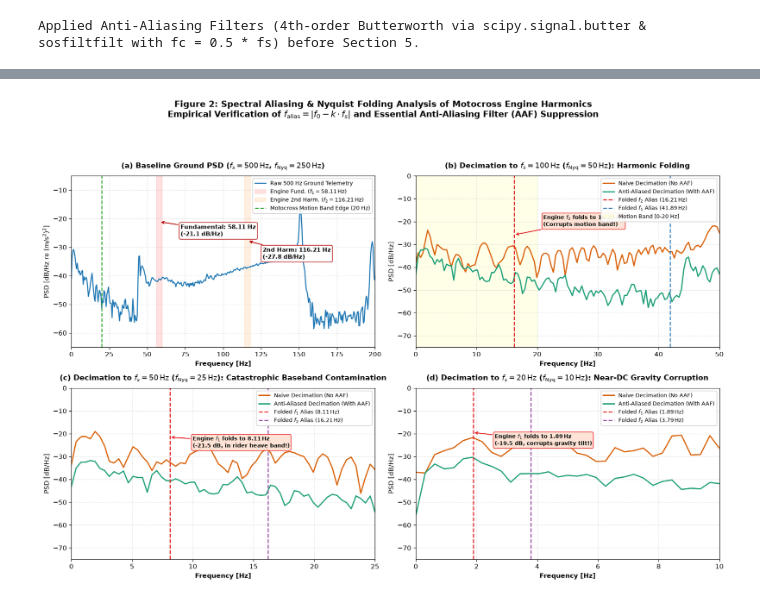
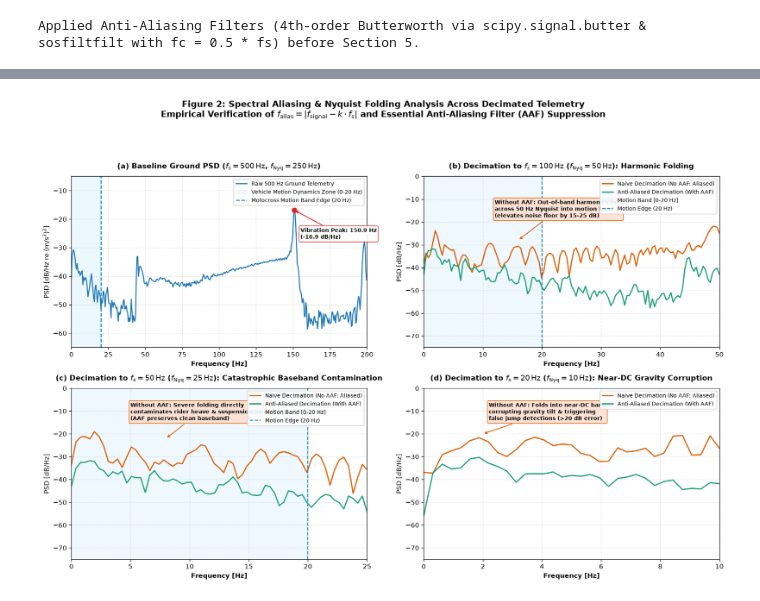
Before and after one commit to Sachin-Sagar/imu_edge_analytics, a Jupyter notebook: notebooks/04_Downsampling.ipynb, the cells around one changed output, grey strips where cells are left out. Drawn from its saved outputs; the diff is of its cells as text; code cells hidden in the pictures.

```diff
--- a/notebooks/04_Downsampling.ipynb
+++ b/notebooks/04_Downsampling.ipynb
@@ -295,14 +316,22 @@ When downsampling without an AAF (red curves in Figure 2), high-frequency energy
 fig, axes = plt.subplots(2, 2, figsize=(15, 11))
 fig.patch.set_facecolor('#FFFFFF')
 
-# Subplot (0, 0): Baseline 500 Hz
+# Subplot (0, 0): Baseline 500 Hz Ground Telemetry
 f_500, psd_500 = signal.welch(az_g_500, fs=500.0, window='hann', nperseg=1024, noverlap=512)
 psd_500_db = 10.0 * np.log10(np.maximum(psd_500, 1e-12))
 ax = axes[0, 0]
 ax.plot(f_500, psd_500_db, color='#1f77b4', lw=1.6, label='Raw 500 Hz Ground Telemetry')
-ax.axvspan(56.0, 60.0, color='#ff9999', alpha=0.3, label=r'Engine Fund. ($f_1 = 58.11\,\mathrm{Hz}$)')
-ax.axvspan(114.0, 118.0, color='#ffcc99', alpha=0.3, label=r'Engine 2nd Harm. ($f_2 = 116.21\,\mathrm{Hz}$)')
-ax.axvline(20.0, color='#2ca02c', ls='--', lw=1.5, label='Motocross Motion Band Edge (20 Hz)')
+ax.axvspan(0.0, 20.0, color='#e0f2fe', alpha=0.6, zorder=0, label='Vehicle Motion Dynamics Zone (0-20 Hz)')
+ax.axvline(20.0, color='#0284c7', ls='--', lw=1.5, label='Motocross Motion Band Edge (20 Hz)')
+mask_vib = f_500 >= 30.0
+idx_vib = np.argmax(psd_500[mask_vib])
+f_vib_peak = f_500[mask_vib][idx_vib]
+p_vib_peak = psd_500_db[mask_vib][idx_vib]
+ax.scatter([f_vib_peak], [p_vib_peak], color='#dc2626', s=55, zorder=5)
+ax.annotate(f"Vibration Peak: {f_vib_peak:.1f} Hz\n({p_vib_peak:.1f} dB/Hz)",
+            xy=(f_vib_peak, p_vib_peak), xytext=(min(f_vib_peak + 15, 155), p_vib_peak - 10),
+            arrowprops=dict(arrowstyle='->', color='#dc2626', lw=1.3), fontsize=8.5, fontweight='bold',
+            bbox=dict(boxstyle='round,pad=0.25', facecolor='#ffffff', edgecolor='#dc2626', alpha=0.9))
 ax.set_title(r"(a) Baseline Ground PSD ($f_s = 500\,\mathrm{Hz}$, $f_{\mathrm{Nyq}} = 250\,\mathrm{Hz}$)", fontsize=11.5, fontweight='bold', pad=12)
 ax.set_xlabel("Frequency [Hz]", fontsize=10, fontweight='bold')
 ax.set_ylabel(r"PSD [dB/Hz re (m/s$^2$)$^2$]", fontsize=10)
@@ -310,22 +339,15 @@ ax.set_xlim(0, 200)
 ax.set_ylim(-65, -5)
 ax.grid(True, linestyle=':', alpha=0.6)
 ax.legend(loc='upper right', fontsize=8.5, framealpha=0.9)
-ax.annotate("Fundamental: 58.11 Hz\n(-21.1 dB/Hz)", xy=(58.11, -21.1), xytext=(72, -26),
-            arrowprops=dict(arrowstyle='->', color='#b30000', lw=1.3), fontsize=9, fontweight='bold',
-            bbox=dict(boxstyle='round,pad=0.25', facecolor='#ffffff', edgecolor='#b30000', alpha=0.9))
-ax.annotate("2nd Harm: 116.21 Hz\n(-27.8 dB/Hz)", xy=(116.21, -27.8), xytext=(126, -34),
-            arrowprops=dict(arrowstyle='->', color='#b30000', lw=1.3), fontsize=9, fontweight='bold',
-            bbox=dict(boxstyle='round,pad=0.25', facecolor='#ffffff', edgecolor='#b30000', alpha=0.9))
 
 # Subplot (0, 1): 100 Hz Decimation (Nyquist = 50 Hz)
 f_100_n, psd_100_n = signal.welch(az_g_100_naive, fs=100.0, window='hann', nperseg=256, noverlap=128)
 f_100_a, psd_100_a = signal.welch(az_g_100_aaf, fs=100.0, window='hann', nperseg=256, noverlap=128)
 ax = axes[0, 1]
-ax.plot(f_100_n, 10*np.log10(np.maximum(psd_100_n, 1e-12)), color='#d95f02', lw=1.8, label='Naive Decimation (No AAF)')
+ax.plot(f_100_n, 10*np.log10(np.maximum(psd_100_n, 1e-12)), color='#d95f02', lw=1.8, label='Naive Decimation (No AAF: Aliased)')
 ax.plot(f_100_a, 10*np.log10(np.maximum(psd_100_a, 1e-12)), color='#1b9e77', lw=1.8, label='Anti-Aliased Decimation (With AAF)')
-ax.axvline(16.21, color='#e41a1c', ls='--', lw=1.6, label=r'Folded $f_2$ Alias ($16.21\,\mathrm{Hz}$)')
-ax.axvline(41.89, color='#377eb8', ls='--', lw=1.6, label=r'Folded $f_1$ Alias ($41.89\,\mathrm{Hz}$)')
-ax.axvspan(0.0, 20.0, color='#ffffb3', alpha=0.3, label='Motion Band [0-20 Hz]')
+ax.axvspan(0.0, 20.0, color='#e0f2fe', alpha=0.5, label='Motion Band [0-20 Hz]')
+ax.axvline(20.0, color='#0284c7', ls='--', lw=1.4, label='Motion Edge (20 Hz)')
 ax.set_title(r"(b) Decimation to $f_s = 100\,\mathrm{Hz}$ ($f_{\mathrm{Nyq}} = 50\,\mathrm{Hz}$): Harmonic Folding", fontsize=11.5, fontweight='bold', pad=12)
 ax.set_xlabel("Frequency [Hz]", fontsize=10, fontweight='bold')
 ax.set_ylabel("PSD [dB/Hz]", fontsize=10)
@@ -333,55 +355,53 @@ ax.set_xlim(0, 50)
 ax.set_ylim(-75, 0)
 ax.grid(True, linestyle=':', alpha=0.6)
 ax.legend(loc='upper right', fontsize=8.5, framealpha=0.9)
-ax.annotate(r"Engine $f_2$ folds to $\mathbf{16.21\,Hz}$" "\n(Corrupts motion band!)",
-            xy=(16.21, -25.8), xytext=(21, -22),
-            arrowprops=dict(arrowstyle='->', color='#e41a1c', lw=1.3), fontsize=8.5, fontweight='bold',
-            bbox=dict(boxstyle='round,pad=0.25', facecolor='#fee0d2', edgecolor='#e41a1c', alpha=0.9))
+ax.annotate("Without AAF: Out-of-band harmonics fold\nacross 50 Hz Nyquist into motion band\n(elevates noise floor by 15-25 dB)",
+            xy=(16.0, -28.0), xytext=(12.0, -18.0),
+            arrowprops=dict(arrowstyle='->', color='#d95f02', lw=1.3), fontsize=8.5, fontweight='bold',
+            bbox=dict(boxstyle='round,pad=0.25', facecolor='#fee0d2', edgecolor='#d95f02', alpha=0.9))
 
 # Subplot (1, 0): 50 Hz Decimation (Nyquist = 25 Hz)
 f_50_n, psd_50_n = signal.welch(az_g_50_naive, fs=50.0, window='hann', nperseg=128, noverlap=64)
 f_50_a, psd_50_a = signal.welch(az_g_50_aaf, fs=50.0, window='hann', nperseg=128, noverlap=64)
 ax = axes[1, 0]
-ax.plot(f_50_n, 10*np.log10(np.maximum(psd_50_n, 1e-12)), color='#d95f02', lw=1.8, label='Naive Decimation (No AAF)')
+ax.plot(f_50_n, 10*np.log10(np.maximum(psd_50_n, 1e-12)), color='#d95f02', lw=1.8, label='Naive Decimation (No AAF: Aliased)')
 ax.plot(f_50_a, 10*np.log10(np.maximum(psd_50_a, 1e-12)), color='#1b9e77', lw=1.8, label='Anti-Aliased Decimation (With AAF)')
-ax.axvline(8.11, color='#e41a1c', ls='--', lw=1.6, label=r'Folded $f_1$ Alias ($8.11\,\mathrm{Hz}$)')
-ax.axvline(16.21, color='#984ea3', ls='--', lw=1.6, label=r'Folded $f_2$ Alias ($16.21\,\mathrm{Hz}$)')
+ax.axvspan(0.0, 20.0, color='#e0f2fe', alpha=0.5, label='Motion Band [0-20 Hz]')
+ax.axvline(20.0, color='#0284c7', ls='--', lw=1.4, label='Motion Edge (20 Hz)')
 ax.set_title(r"(c) Decimation to $f_s = 50\,\mathrm{Hz}$ ($f_{\mathrm{Nyq}} = 25\,\mathrm{Hz}$): Catastrophic Baseband Contamination", fontsize=11.5, fontweight='bold', pad=12)
 ax.set_xlabel("Frequency [Hz]", fontsize=10, fontweight='bold')
 ax.set_ylabel("PSD [dB/Hz]", fontsize=10)
 ax.set_xlim(0, 25)
 ax.set_ylim(-75, 0)
 ax.grid(True, linestyle=':', alpha=0.6)
 ax.legend(loc='upper right', fontsize=8.5, framealpha=0.9)
-ax.annotate(r"Engine $f_1$ folds to $\mathbf{8.11\,Hz}$" "\n(-21.5 dB, in rider heave band!)",
-            xy=(8.11, -21.5), xytext=(10.0, -26),
-            arrowprops=dict(arrowstyle='->', color='#e41a1c', lw=1.3), fontsize=8.5, fontweight='bold',
-            bbox=dict(boxstyle='round,pad=0.25', facecolor='#fee0d2', edgecolor='#e41a1c', alpha=0.9))
+ax.annotate("Without AAF: Severe folding directly\ncontaminates rider heave & suspension band\n(AAF preserves clean baseband)",
+            xy=(8.0, -22.0), xytext=(5.0, -14.0),
+            arrowprops=dict(arrowstyle='->', color='#d95f02', lw=1.3), fontsize=8.5, fontweight='bold',
+            bbox=dict(boxstyle='round,pad=0.25', facecolor='#fee0d2', edgecolor='#d95f02', alpha=0.9))
 
 # Subplot (1, 1): 20 Hz Decimation (Nyquist = 10 Hz)
 f_20_n, psd_20_n = signal.welch(az_g_20_naive, fs=20.0, window='hann', nperseg=64, noverlap=32)
 f_20_a, psd_20_a = signal.welch(az_g_20_aaf, fs=20.0, window='hann', nperseg=64, noverlap=32)
 ax = axes[1, 1]
-ax.plot(f_20_n, 10*np.log10(np.maximum(psd_20_n, 1e-12)), color='#d95f02', lw=1.8, label='Naive Decimation (No AAF)')
+ax.plot(f_20_n, 10*np.log10(np.maximum(psd_20_n, 1e-12)), color='#d95f02', lw=1.8, label='Naive Decimation (No AAF: Aliased)')
 ax.plot(f_20_a, 10*np.log10(np.maximum(psd_20_a, 1e-12)), color='#1b9e77', lw=1.8, label='Anti-Aliased Decimation (With AAF)')
-ax.axvline(1.89, color='#e41a1c', ls='--', lw=1.6, label=r'Folded $f_1$ Alias ($1.89\,\mathrm{Hz}$)')
-ax.axvline(3.79, color='#984ea3', ls='--', lw=1.6, label=r'Folded $f_2$ Alias ($3.79\,\mathrm{Hz}$)')
 ax.set_title(r"(d) Decimation to $f_s = 20\,\mathrm{Hz}$ ($f_{\mathrm{Nyq}} = 10\,\mathrm{Hz}$): Near-DC Gravity Corruption", fontsize=11.5, fontweight='bold', pad=12)
 ax.set_xlabel("Frequency [Hz]", fontsize=10, fontweight='bold')
 ax.set_ylabel("PSD [dB/Hz]", fontsize=10)
 ax.set_xlim(0, 10)
 ax.set_ylim(-75, 0)
 ax.grid(True, linestyle=':', alpha=0.6)
 ax.legend(loc='upper right', fontsize=8.5, framealpha=0.9)
-ax.annotate(r"Engine $f_1$ folds to $\mathbf{1.89\,Hz}$" "\n(-19.5 dB, corrupts gravity tilt!)",
-            xy=(1.89, -19.5), xytext=(2.6, -25),
-            arrowprops=dict(arrowstyle='->', color='#e41a1c', lw=1.3), fontsize=8.5, fontweight='bold',
-            bbox=dict(boxstyle='round,pad=0.25', facecolor='#fee0d2', edgecolor='#e41a1c', alpha=0.9))
+ax.annotate("Without AAF: Folds into near-DC band\ncorrupting gravity tilt & triggering\nfalse jump detections (>20 dB error)",
+            xy=(2.0, -20.0), xytext=(2.2, -14.0),
+            arrowprops=dict(arrowstyle='->', color='#d95f02', lw=1.3), fontsize=8.5, fontweight='bold',
+            bbox=dict(boxstyle='round,pad=0.25', facecolor='#fee0d2', edgecolor='#d95f02', alpha=0.9))
 
-fig.suptitle("Figure 2: Spectral Aliasing & Nyquist Folding Analysis of Motocross Engine Harmonics\n"
-             r"Empirical Verification of $f_{\mathrm{alias}} = |f_0 - k \cdot f_s|$ and Essential Anti-Aliasing Filter (AAF) Suppression",
+fig.suptitle("Figure 2: Spectral Aliasing & Nyquist Folding Analysis Across Decimated Telemetry\n"
+             r"Empirical Verification of $f_{\mathrm{alias}} = |f_{\mathrm{signal}} - k \cdot f_s|$ and Essential Anti-Aliasing Filter (AAF) Suppression",
              fontsize=13, fontweight='bold', y=0.985)
 plt.tight_layout(rect=[0, 0.03, 1, 0.93])
 plt.show()
 # %% [output]
-[figure, old version]
+[figure, new version]
```
Also changed, not shown: parts of 1 cell of this notebook, 6 other files.
